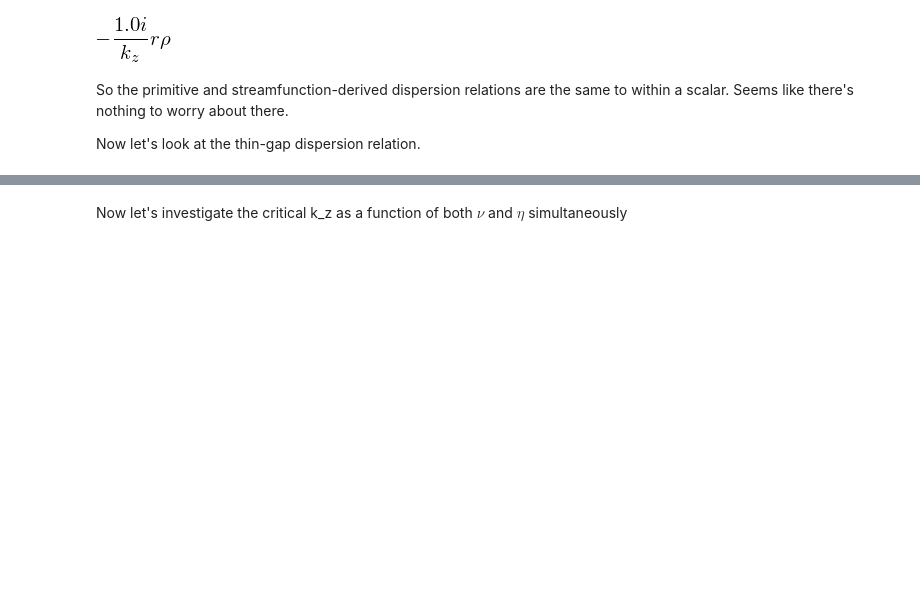
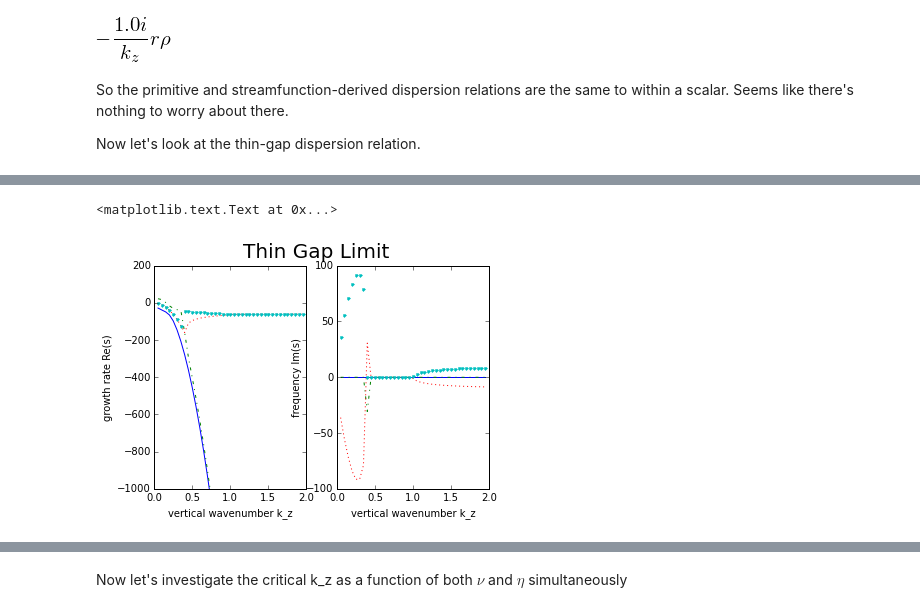
Before and after one commit to jsoishi/weakly_nonlinear_mri, a Jupyter notebook: python/widegap/Widegap dispersion relation.ipynb, the cells around one changed output, grey strips where cells are left out. Cells and saved outputs as stored; diff of their text form; code cells hidden in the pictures; blank space fills up the shorter version.

```diff
--- a/python/widegap/Widegap dispersion relation.ipynb
+++ b/python/widegap/Widegap dispersion relation.ipynb
@@ -400,0 +422,2 @@ Now let's look at the thin-gap dispersion relation.
+# %%
+disp_thin = L_thin.det()
@@ -401,2 +428,2 @@ Now let's look at the thin-gap dispersion relation.
 # %%
-func_thin = lambdify((kr, nu, eta, r, rho, pi, B0, c1, c2), disp_thin)
+func_thin = lambdify((kx, nu, eta, rho, pi, B0, q, omega0), disp_thin)
@@ -402,0 +462,24 @@ func_thin = lambdify((kr, nu, eta, r, rho, pi, B0, c1, c2), disp_thin)
+# %%
+plt.figure()
+ax = plt.subplot(121)
+ax.plot(vertical_wavenumbers, out_thingap[:, 0].real)
+ax.plot(vertical_wavenumbers, out_thingap[:, 1].real, '-.')
+ax.plot(vertical_wavenumbers, out_thingap[:, 2].real, ':')
+ax.plot(vertical_wavenumbers, out_thingap[:, 3].real, '.')
+ax.set_ylim(-1000, 200)
+
+ax.set_xlabel('vertical wavenumber k_z')
+ax.set_ylabel('growth rate Re(s)')
+
+ax = plt.subplot(122)
+ax.plot(vertical_wavenumbers, out_thingap[:, 0].imag)
+ax.plot(vertical_wavenumbers, out_thingap[:, 1].imag, '-.')
+ax.plot(vertical_wavenumbers, out_thingap[:, 2].imag, ':')
+ax.plot(vertical_wavenumbers, out_thingap[:, 3].imag, '.')
+
+ax.set_xlabel('vertical wavenumber k_z')
+ax.set_ylabel('frequency Im(s)')
+plt.suptitle("Thin Gap Limit", size=20)
+# %% [output]
+<matplotlib.text.Text at 0x...>
+[figure, added]
```
Also changed, not shown: parts of 12 cells of this notebook, 1 other file.
